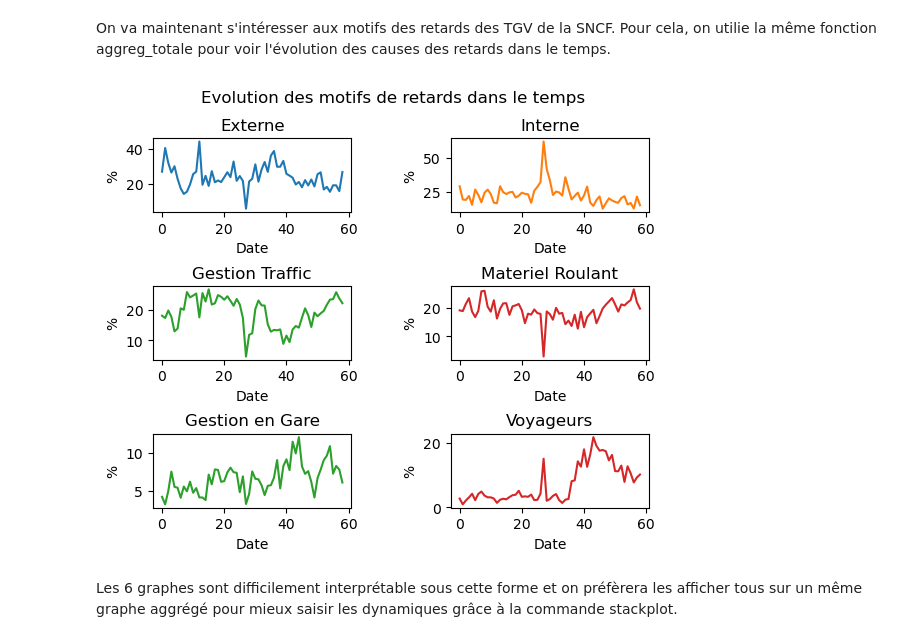
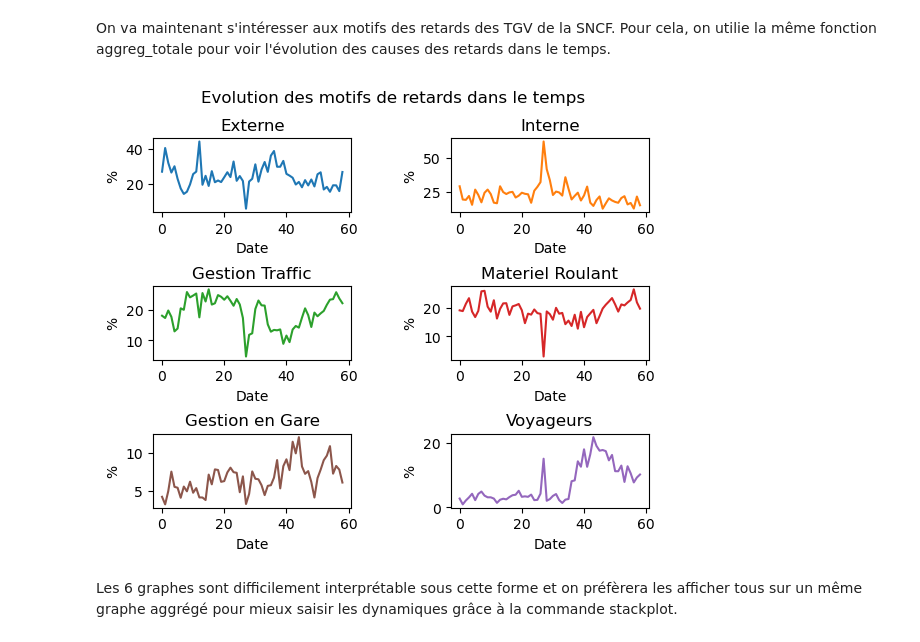
Before and after one commit to DiegoRenaud/Exercice, a Jupyter notebook: Notebook_final.ipynb, the cells around one changed output. Cells and saved outputs as stored; diff of their text form; code cells hidden in the pictures.

Commit message:
Ajustement visualisation

```diff
--- a/Notebook_final.ipynb
+++ b/Notebook_final.ipynb
@@ -339,25 +339,25 @@ V = aggreg_totale(df_retards, 'prct_cause_prise_en_charge_voyageurs')
 # %%
 #On trace les 6 courbes d'évolution pour chaque motif de retard
 fig, axs = plt.subplots(3, 2)
 fig.suptitle('Evolution des motifs de retards dans le temps')
 axs[0, 0].plot(E)
 axs[0, 0].set_title('Externe')
 axs[0, 1].plot(I, 'tab:orange')
 axs[0, 1].set_title('Interne')
 axs[1, 0].plot(G, 'tab:green')
 axs[1, 0].set_title('Gestion Traffic')
 axs[1, 1].plot(M, 'tab:red')
 axs[1, 1].set_title('Materiel Roulant')
-axs[2, 0].plot(GG, 'tab:green')
+axs[2, 0].plot(GG, 'tab:brown')
 axs[2, 0].set_title('Gestion en Gare')
-axs[2, 1].plot(V, 'tab:red')
+axs[2, 1].plot(V, 'tab:purple')
 axs[2, 1].set_title('Voyageurs')
 
 for ax in axs.flat:
     ax.set(xlabel='Date', ylabel='%')
     plt.gcf().subplots_adjust(wspace = 0.5, hspace = 1)
 # %% [output]
-[figure, old version]
+[figure, new version]
 # %% [markdown]
 Les 6 graphes sont difficilement interprétable sous cette forme et on préfèrera les afficher tous sur un même graphe aggrégé pour mieux saisir les dynamiques grâce à la commande stackplot.
 # %%
```
